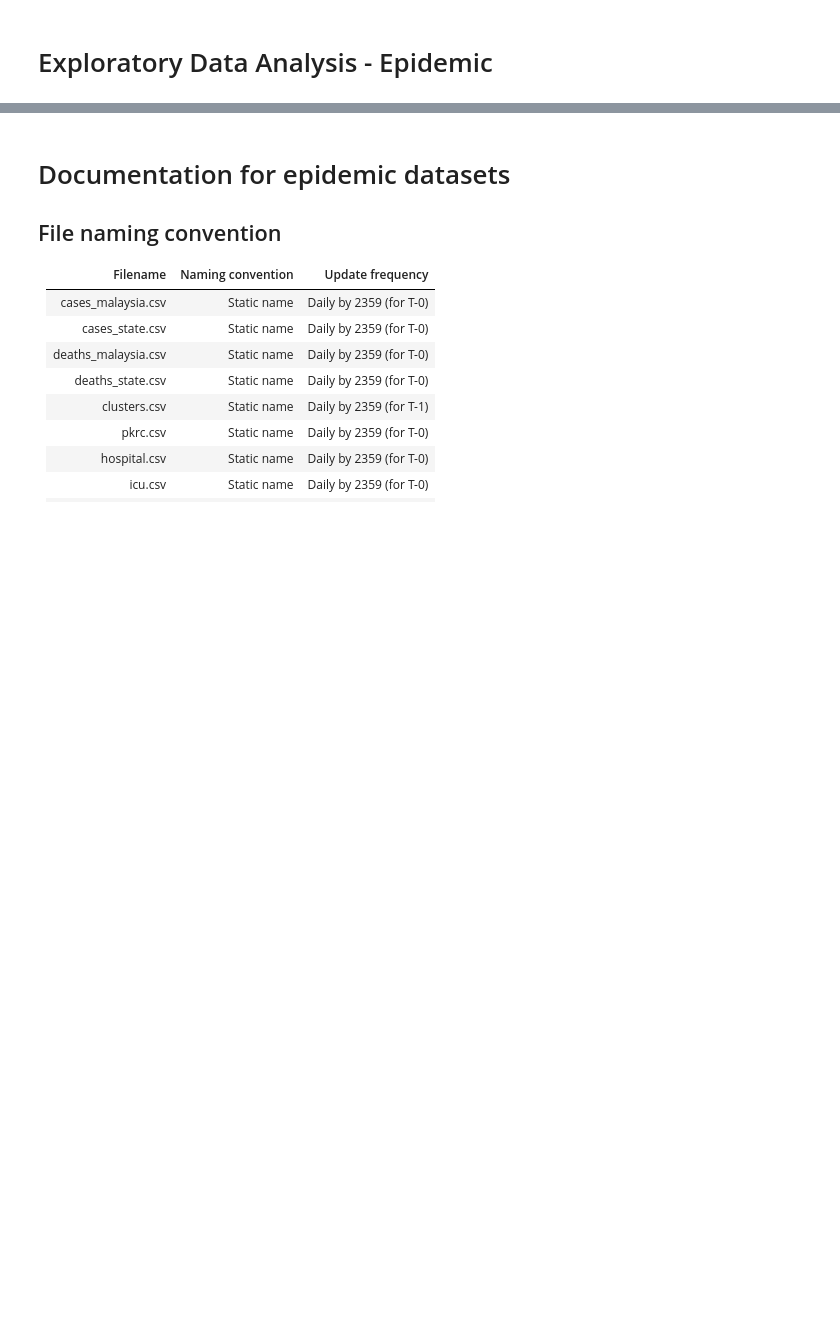
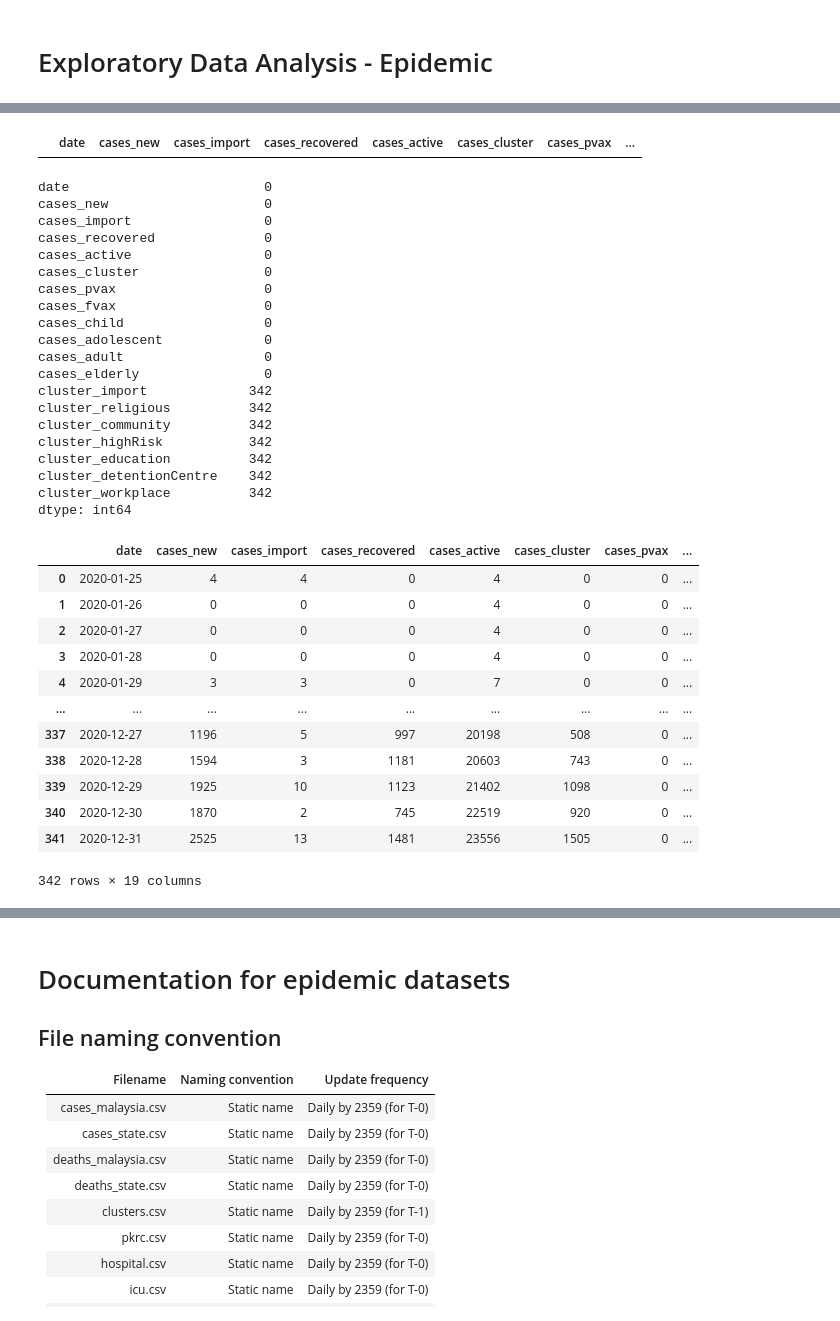
Before and after one commit to BingQuanChua/COVID-19-Msia-Cases-And-Vaccination, a Jupyter notebook: EDA - Epidemic.ipynb, the cells around one changed output, grey strips where cells are left out. Cells and saved outputs as stored; diff of their text form; code cells hidden in the pictures; blank space fills up the shorter version.

Commit message:
cleaned cases testing and deaths

```diff
--- a/EDA - Epidemic.ipynb
+++ b/EDA - Epidemic.ipynb
@@ -30,0 +57,19 @@ pkrc = pd.read_csv('dataset/epidemic/pkrc.csv') # PUSAT KUARANTINE DAN RAWATAN C
+# %%
+# Basic info
+def basicInfo(df):
+    print("Shape: " + str(df.shape))
+    return df.tail(3)
+
+# Handle duplicate
+def checkDuplicate(df):
+    df[df.duplicated()]
+
+# Handle missing value
+def checkNaN(df):
+    null_rows = df.isna().any(axis=1)
+    rows = null_rows.shape[0]
+    # print(rows, "rows with missing values")
+
+    if rows > 0:
+        print(df.isna().sum(), "\n")
+        return null_rows
@@ -49,0 +121,40 @@ for i in range(len(cols)):
+# %%
+cases_malaysia[cases_malaysia.duplicated()]
+# %% [output]
+|  | date | cases_new | cases_import | cases_recovered | cases_active | cases_cluster | cases_pvax | ... |
+# %%
+cases_malaysia[checkNaN(cases_malaysia)]
+# %% [output]
+date                         0
+cases_new                    0
+cases_import                 0
+cases_recovered              0
+cases_active                 0
+cases_cluster                0
+cases_pvax                   0
+cases_fvax                   0
+cases_child                  0
+cases_adolescent             0
+cases_adult                  0
+cases_elderly                0
+cluster_import             342
+cluster_religious          342
+cluster_community          342
+cluster_highRisk           342
+cluster_education          342
+cluster_detentionCentre    342
+cluster_workplace          342
+dtype: int64
+|  | date | cases_new | cases_import | cases_recovered | cases_active | cases_cluster | cases_pvax | ... |
+| 0 | 2020-01-25 | 4 | 4 | 0 | 4 | 0 | 0 | ... |
+| 1 | 2020-01-26 | 0 | 0 | 0 | 4 | 0 | 0 | ... |
+| 2 | 2020-01-27 | 0 | 0 | 0 | 4 | 0 | 0 | ... |
+| 3 | 2020-01-28 | 0 | 0 | 0 | 4 | 0 | 0 | ... |
+| 4 | 2020-01-29 | 3 | 3 | 0 | 7 | 0 | 0 | ... |
+| ... | ... | ... | ... | ... | ... | ... | ... | ... |
+| 337 | 2020-12-27 | 1196 | 5 | 997 | 20198 | 508 | 0 | ... |
+| 338 | 2020-12-28 | 1594 | 3 | 1181 | 20603 | 743 | 0 | ... |
+| 339 | 2020-12-29 | 1925 | 10 | 1123 | 21402 | 1098 | 0 | ... |
+| 340 | 2020-12-30 | 1870 | 2 | 745 | 22519 | 920 | 0 | ... |
+| 341 | 2020-12-31 | 2525 | 13 | 1481 | 23556 | 1505 | 0 | ... |
+342 rows × 19 columns
```
Also changed, not shown: parts of 40 cells of this notebook, 11 other files.
